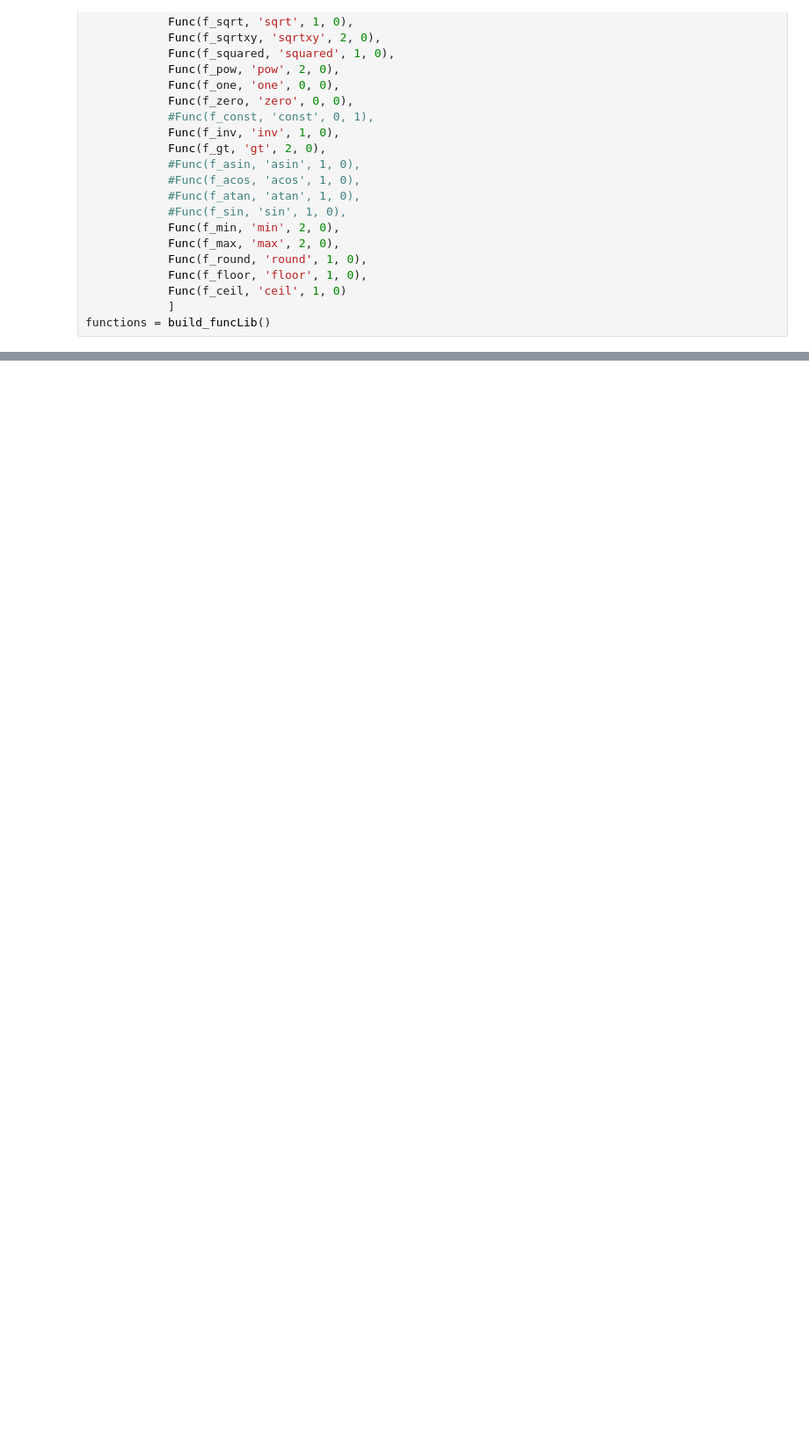
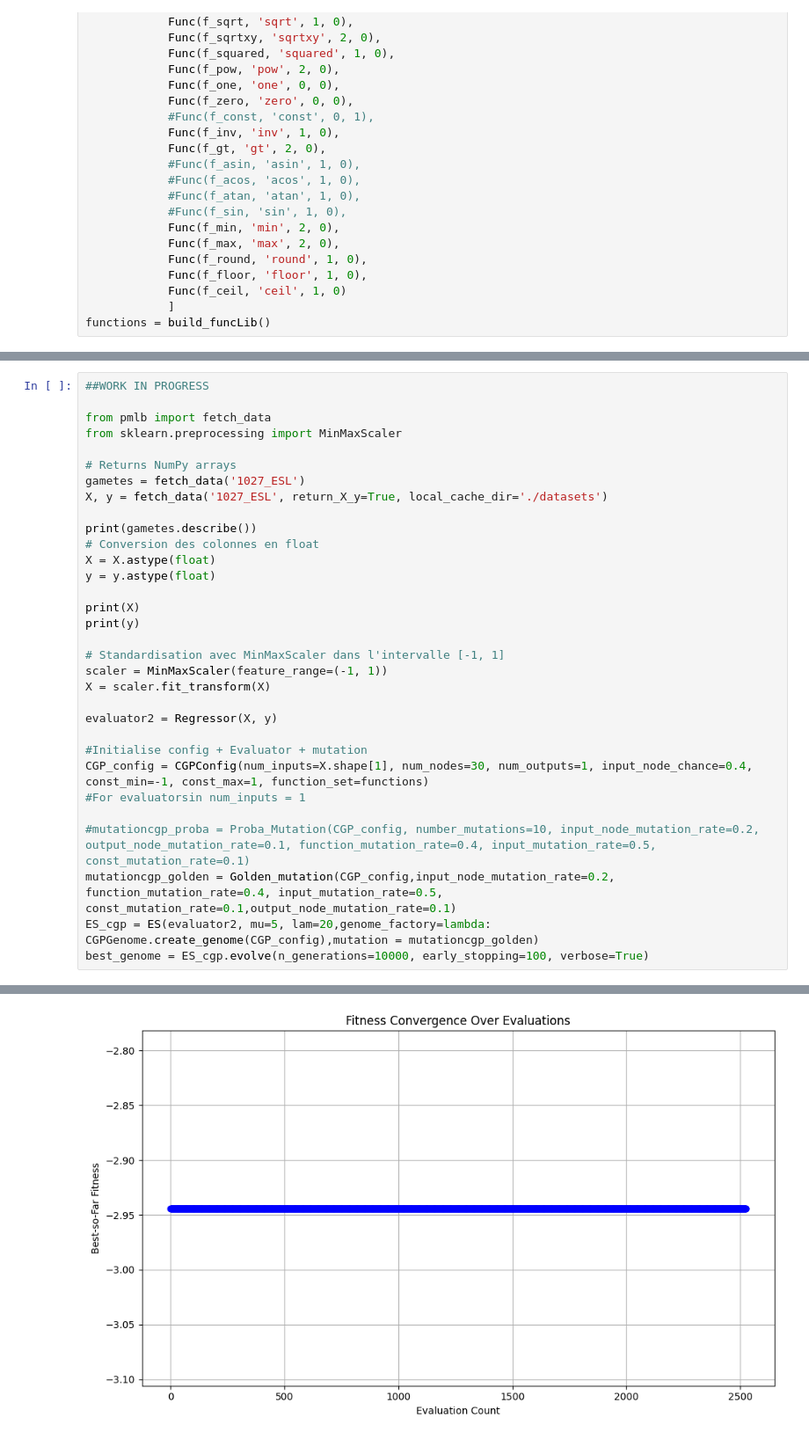
Before and after one commit to PaulSauzel/pyCGP2.0, a Jupyter notebook: Exemple.ipynb, the cells around one changed output, grey strips where cells are left out. Shown at 88% size. Drawn from its saved outputs; the diff is of its cells as text; blank space fills up the shorter version.

```diff
--- a/Exemple.ipynb
+++ b/Exemple.ipynb
@@ -161,0 +189,33 @@ Fitness of best genome: 0.9892653590575242
+# %%
+##WORK IN PROGRESS
+
+from pmlb import fetch_data
+from sklearn.preprocessing import MinMaxScaler
+
+# Returns NumPy arrays
+gametes = fetch_data('1027_ESL')
+X, y = fetch_data('1027_ESL', return_X_y=True, local_cache_dir='./datasets')
+
+print(gametes.describe())
+# Conversion des colonnes en float
+X = X.astype(float)
+y = y.astype(float)
+
+print(X)
+print(y)
+
+# Standardisation avec MinMaxScaler dans l'intervalle [-1, 1]
+scaler = MinMaxScaler(feature_range=(-1, 1))
+X = scaler.fit_transform(X)
+
+evaluator2 = Regressor(X, y)
+
+#Initialise config + Evaluator + mutation
+CGP_config = CGPConfig(num_inputs=X.shape[1], num_nodes=30, num_outputs=1, input_node_chance=0.4, const_min=-1, const_max=1, function_set=functions)
+#For evaluatorsin num_inputs = 1
+
+#mutationcgp_proba = Proba_Mutation(CGP_config, number_mutations=10, input_node_mutation_rate=0.2, output_node_mutation_rate=0.1, function_mutation_rate=0.4, input_mutation_rate=0.5, const_mutation_rate=0.1)
+mutationcgp_golden = Golden_mutation(CGP_config,input_node_mutation_rate=0.2, function_mutation_rate=0.4, input_mutation_rate=0.5, const_mutation_rate=0.1,output_node_mutation_rate=0.1)
+ES_cgp = ES(evaluator2, mu=5, lam=20,genome_factory=lambda: CGPGenome.create_genome(CGP_config),mutation = mutationcgp_golden)
+best_genome = ES_cgp.evolve(n_generations=10000, early_stopping=100, verbose=True)
+# %% [output]
@@ -161,0 +239 @@ Fitness of best genome: 0.9892653590575242
+[figure, added]
```
Also changed, not shown: parts of 6 cells of this notebook, 6 other files.
